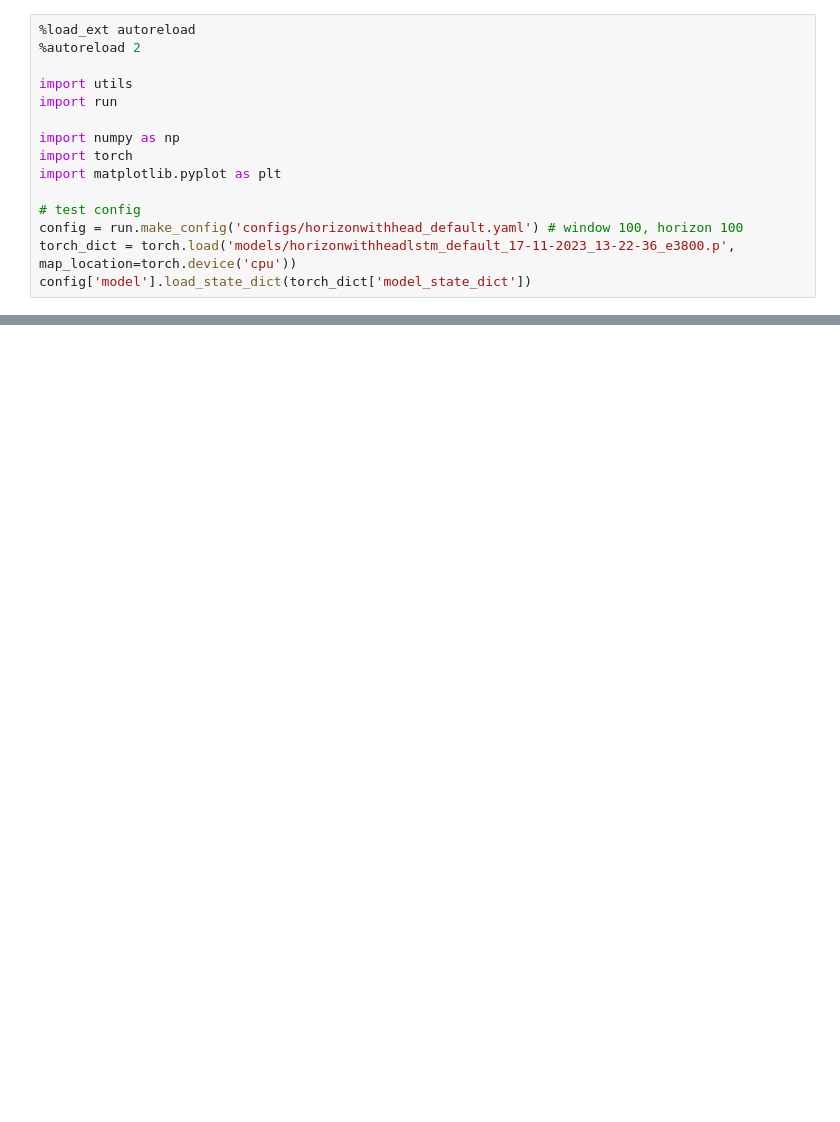
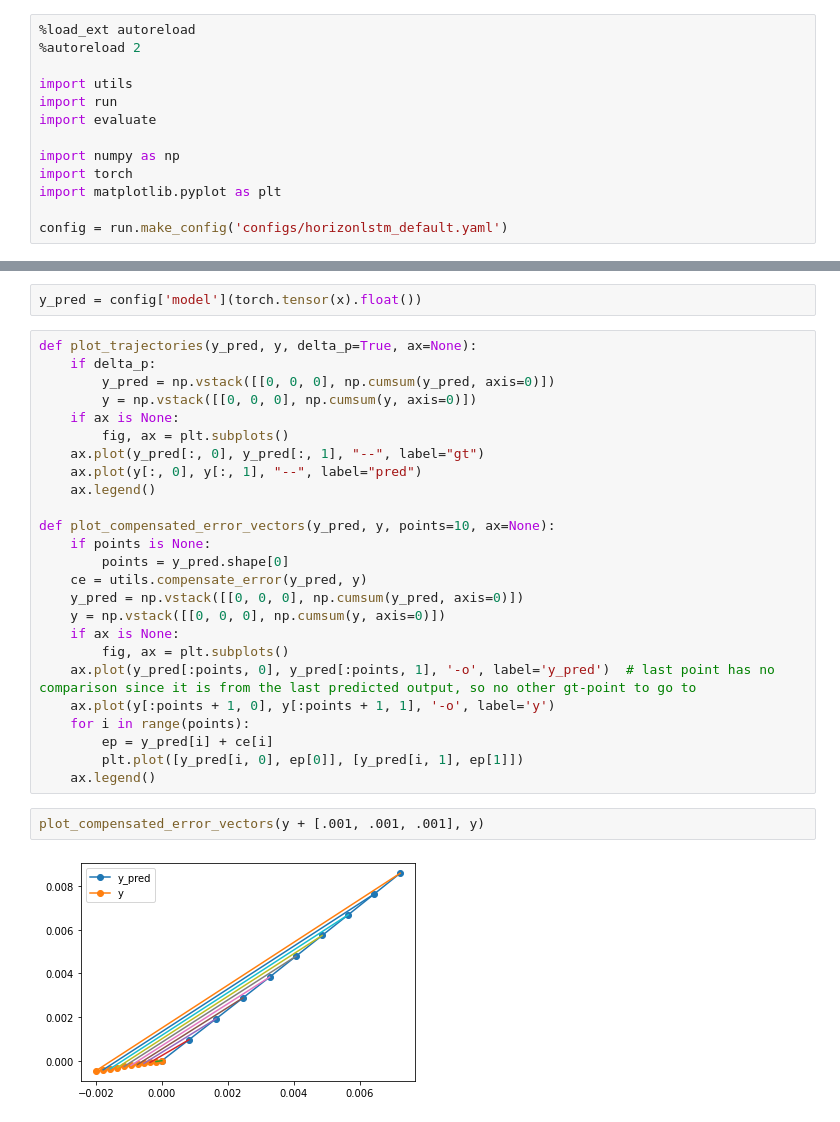
Before and after one commit to adkala/lvbc, a Jupyter notebook: visualizer.ipynb, the cells around one changed output, grey strips where cells are left out. Saved outputs shown, nothing was run; the diff lists cells and outputs as text; blank space fills up the shorter version.

```diff
--- a/visualizer.ipynb
+++ b/visualizer.ipynb
@@ -6,15 +6,13 @@
 
 import utils
 import run
+import evaluate
 
 import numpy as np
 import torch
 import matplotlib.pyplot as plt
 
-# test config
-config = run.make_config('configs/horizonwithhead_default.yaml') # window 100, horizon 100
-torch_dict = torch.load('models/horizonwithheadlstm_default_17-11-2023_13-22-36_e3800.p', map_location=torch.device('cpu'))
-config['model'].load_state_dict(torch_dict['model_state_dict'])
+config = run.make_config('configs/horizonlstm_default.yaml')
 # %% [output]
 The autoreload extension is already loaded. To reload it, use:
   %reload_ext autoreload
@@ -82,0 +22,31 @@ AttributeError: 'HorizonWithHeadLSTM' object has no attribute 'head'
+# %%
+y_pred = config['model'](torch.tensor(x).float())
+# %%
+def plot_trajectories(y_pred, y, delta_p=True, ax=None):
+    if delta_p:
+        y_pred = np.vstack([[0, 0, 0], np.cumsum(y_pred, axis=0)])
+        y = np.vstack([[0, 0, 0], np.cumsum(y, axis=0)])
+    if ax is None:
+        fig, ax = plt.subplots()
+    ax.plot(y_pred[:, 0], y_pred[:, 1], "--", label="gt")
+    ax.plot(y[:, 0], y[:, 1], "--", label="pred")
+    ax.legend()
+
+def plot_compensated_error_vectors(y_pred, y, points=10, ax=None):
+    if points is None:
+        points = y_pred.shape[0]
+    ce = utils.compensate_error(y_pred, y)
+    y_pred = np.vstack([[0, 0, 0], np.cumsum(y_pred, axis=0)])
+    y = np.vstack([[0, 0, 0], np.cumsum(y, axis=0)])
+    if ax is None:
+        fig, ax = plt.subplots()
+    ax.plot(y_pred[:points, 0], y_pred[:points, 1], '-o', label='y_pred')  # last point has no comparison since it is from the last predicted output, so no other gt-point to go to
+    ax.plot(y[:points + 1, 0], y[:points + 1, 1], '-o', label='y')
+    for i in range(points):
+        ep = y_pred[i] + ce[i]
+        plt.plot([y_pred[i, 0], ep[0]], [y_pred[i, 1], ep[1]])
+    ax.legend()
+# %%
+plot_compensated_error_vectors(y + [.001, .001, .001], y)
+# %% [output]
+[figure, added]
```
Also changed, not shown: parts of 6 cells of this notebook, 22 other files.
